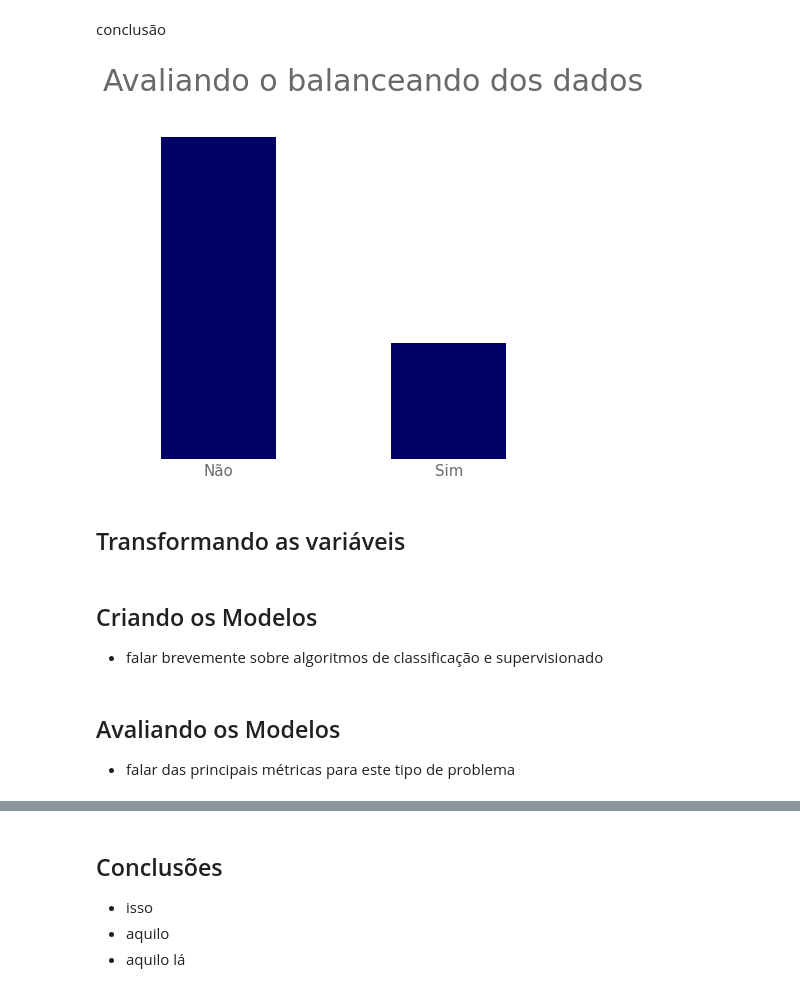
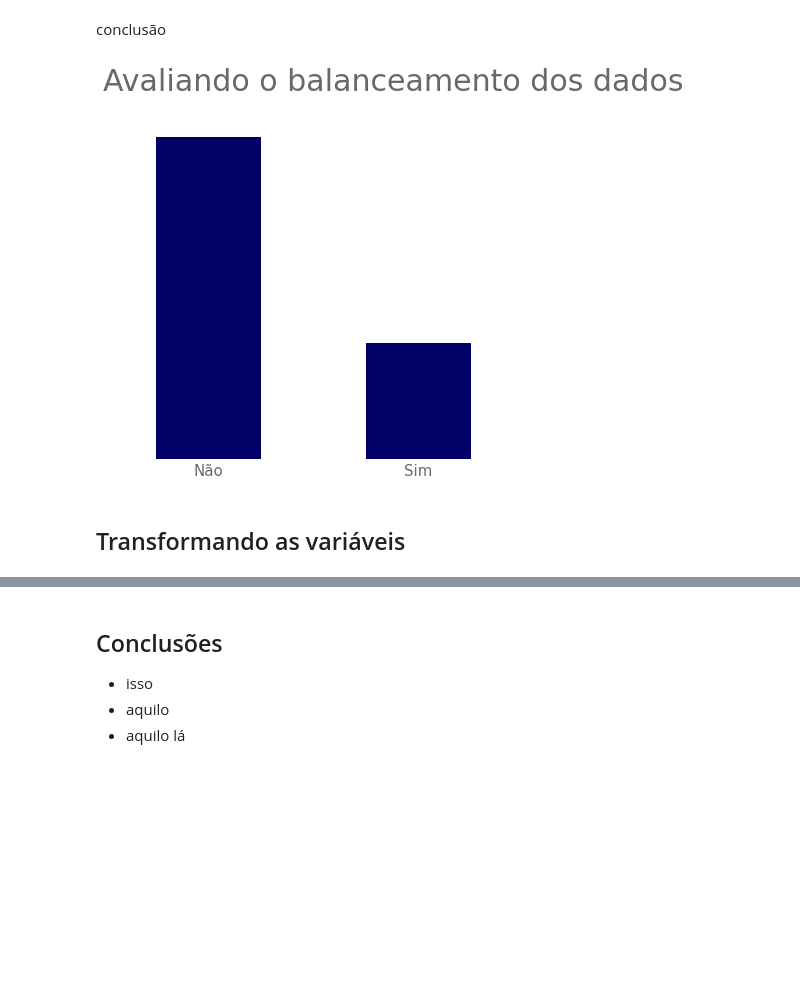
Before and after one commit to FerrazThales/Churn_prediction, a Jupyter notebook: Churn_Prediction_para_uma_empresa_de_Telecomunicações.ipynb, the cells around one changed output, grey strips where cells are left out. Cells and saved outputs as stored; diff of their text form; code cells hidden in the pictures; blank space fills up the shorter version.

```diff
--- a/Churn_Prediction_para_uma_empresa_de_Telecomunicações.ipynb
+++ b/Churn_Prediction_para_uma_empresa_de_Telecomunicações.ipynb
@@ -149,0 +164,3 @@ df.describe().round(2)
+# %%
+#mudando o TotalCharges para float
+df['TotalCharges']=pd.to_numeric(df['TotalCharges'],errors='coerce')
@@ -149,0 +197,3 @@ df.describe().round(2)
+# %%
+#tratamento dos valores vazios
+df.dropna(inplace=True)
@@ -149,0 +202,3 @@ df.describe().round(2)
+# %%
+#mudando o Churn para variável númerica
+df['Churn'] = LabelEncoder().fit_transform(df['Churn'])
@@ -201,25 +269,17 @@ conclusão
 # %%
 #criando o figure e o axes no matplotlib
 fig, ax = plt.subplots(figsize=(8,6))
 
 #Verificando o balanceamento dos dados
 df.Churn.value_counts().plot.bar(ax=ax,color='#000066',rot=0).set_frame_on(False)
 ax.get_yaxis().set_visible(False)
 ax.tick_params(axis='x',length=0,labelsize=13,labelcolor='#242526')
 ax.set_xticklabels(['Não','Sim'],fontdict={'fontsize':15},color='#6a6a6f')
-ax.set_title('Avaliando o balanceando dos dados',loc='left',pad=30,fontdict={'fontsize':30},color='dimgrey')
+ax.set_title('Avaliando o balanceamento dos dados',loc='left',pad=30,fontdict={'fontsize':30},color='dimgrey')
 
 #plotando o gráfico
 plt.tight_layout();
 # %% [output]
-[figure, old version]
+[figure, new version]
 # %% [markdown]
 ## Transformando as variáveis
-# %% [markdown]
-## Criando os Modelos
-
-* falar brevemente sobre algoritmos de classificação e supervisionado
-# %% [markdown]
-## Avaliando os Modelos
-
-* falar das principais métricas para este tipo de problema
```
Also changed, not shown: parts of 17 cells of this notebook.
